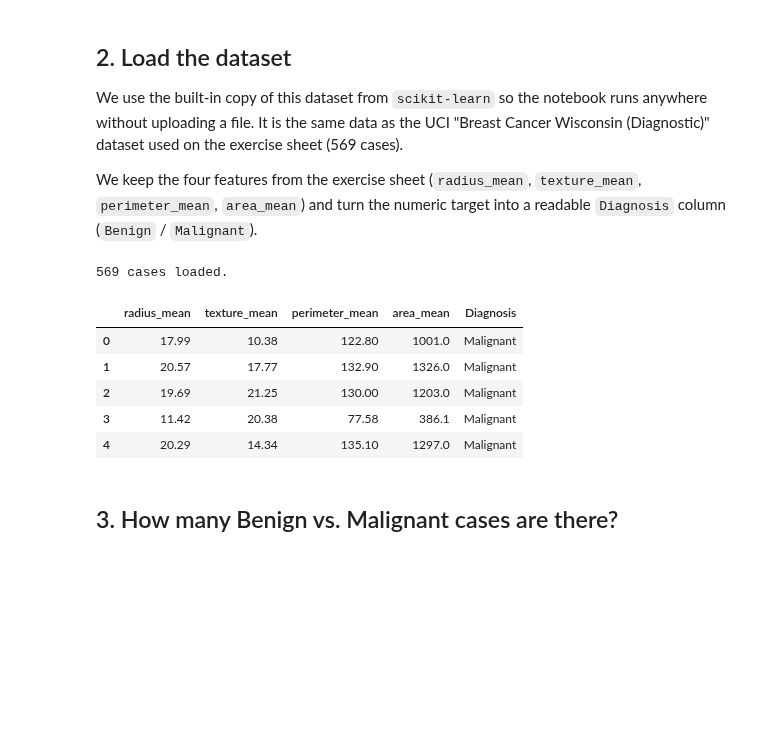
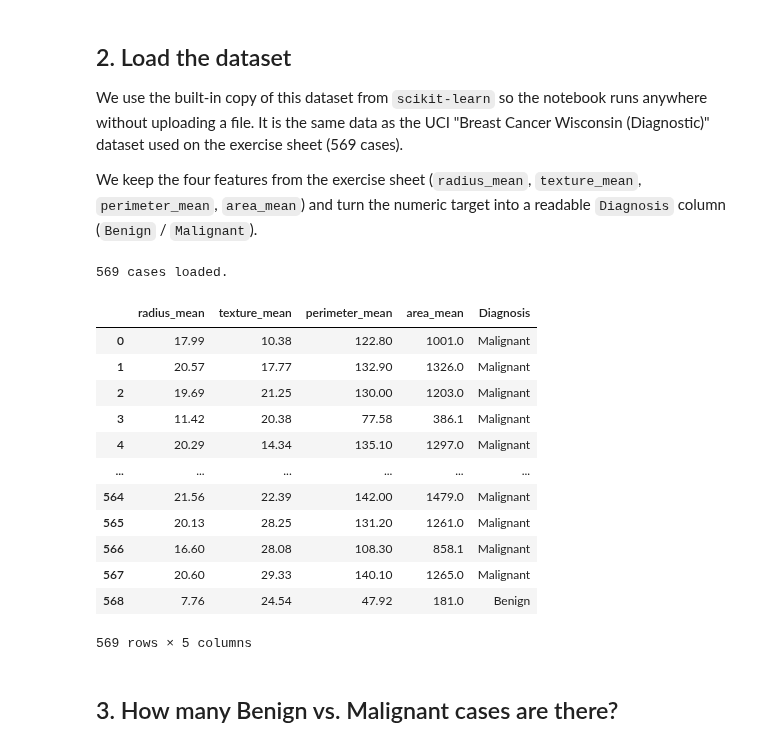
Before and after one commit to yunbing1999/ai-medical-robotics-exercises, a Jupyter notebook: exercise_2_1.ipynb, the cells around one changed output. Saved outputs shown, nothing was run; the diff lists cells and outputs as text; code cells hidden in the pictures; blank space fills up the shorter version.

```diff
--- a/exercise_2_1.ipynb
+++ b/exercise_2_1.ipynb
@@ -41,31 +41,44 @@ We keep the four features from the exercise sheet (`radius_mean`, `texture_mean`
 # %%
 data = load_breast_cancer()
 
 df = pd.DataFrame(data.data, columns=data.feature_names)
 
 rename_map = {
     "mean radius": "radius_mean",
     "mean texture": "texture_mean",
     "mean perimeter": "perimeter_mean",
     "mean area": "area_mean",
 }
 df = df[list(rename_map.keys())].rename(columns=rename_map)
 
 # data.target: 0 = malignant, 1 = benign (see data.target_names)
 df["Diagnosis"] = [data.target_names[i].capitalize() for i in data.target]
 
 FEATURES = ["radius_mean", "texture_mean", "perimeter_mean", "area_mean"]
 
 print(f"{len(df)} cases loaded.")
-df.head()
+from google.colab import data_table
+
+display(data_table.DataTable(
+    df,
+    include_index=True,
+    num_rows_per_page=10
+))
 # %% [output]
 569 cases loaded.
 |  | radius_mean | texture_mean | perimeter_mean | area_mean | Diagnosis |
 | 0 | 17.99 | 10.38 | 122.80 | 1001.0 | Malignant |
 | 1 | 20.57 | 17.77 | 132.90 | 1326.0 | Malignant |
 | 2 | 19.69 | 21.25 | 130.00 | 1203.0 | Malignant |
 | 3 | 11.42 | 20.38 | 77.58 | 386.1 | Malignant |
 | 4 | 20.29 | 14.34 | 135.10 | 1297.0 | Malignant |
+| ... | ... | ... | ... | ... | ... |
+| 564 | 21.56 | 22.39 | 142.00 | 1479.0 | Malignant |
+| 565 | 20.13 | 28.25 | 131.20 | 1261.0 | Malignant |
+| 566 | 16.60 | 28.08 | 108.30 | 858.1 | Malignant |
+| 567 | 20.60 | 29.33 | 140.10 | 1265.0 | Malignant |
+| 568 | 7.76 | 24.54 | 47.92 | 181.0 | Benign |
+569 rows × 5 columns
 # %% [markdown]
 ## 3. How many Benign vs. Malignant cases are there?
 # %%
```
